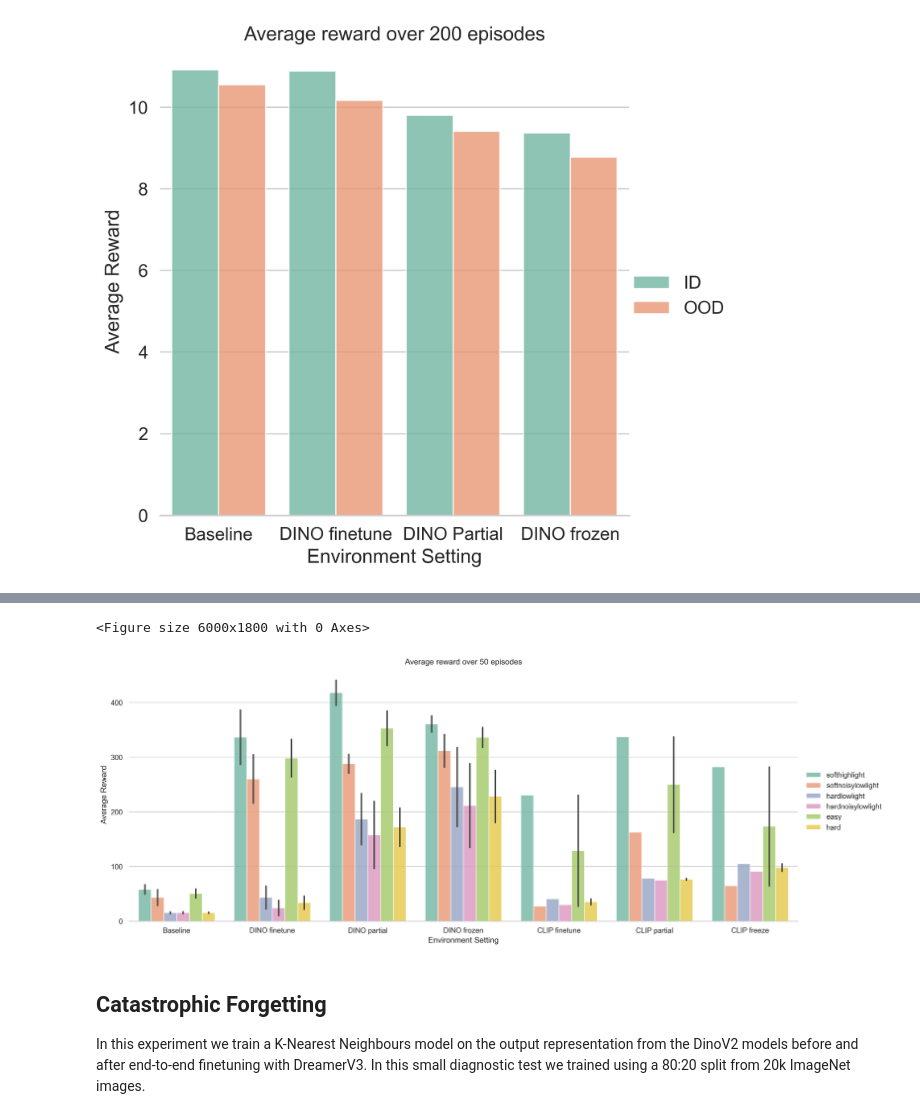
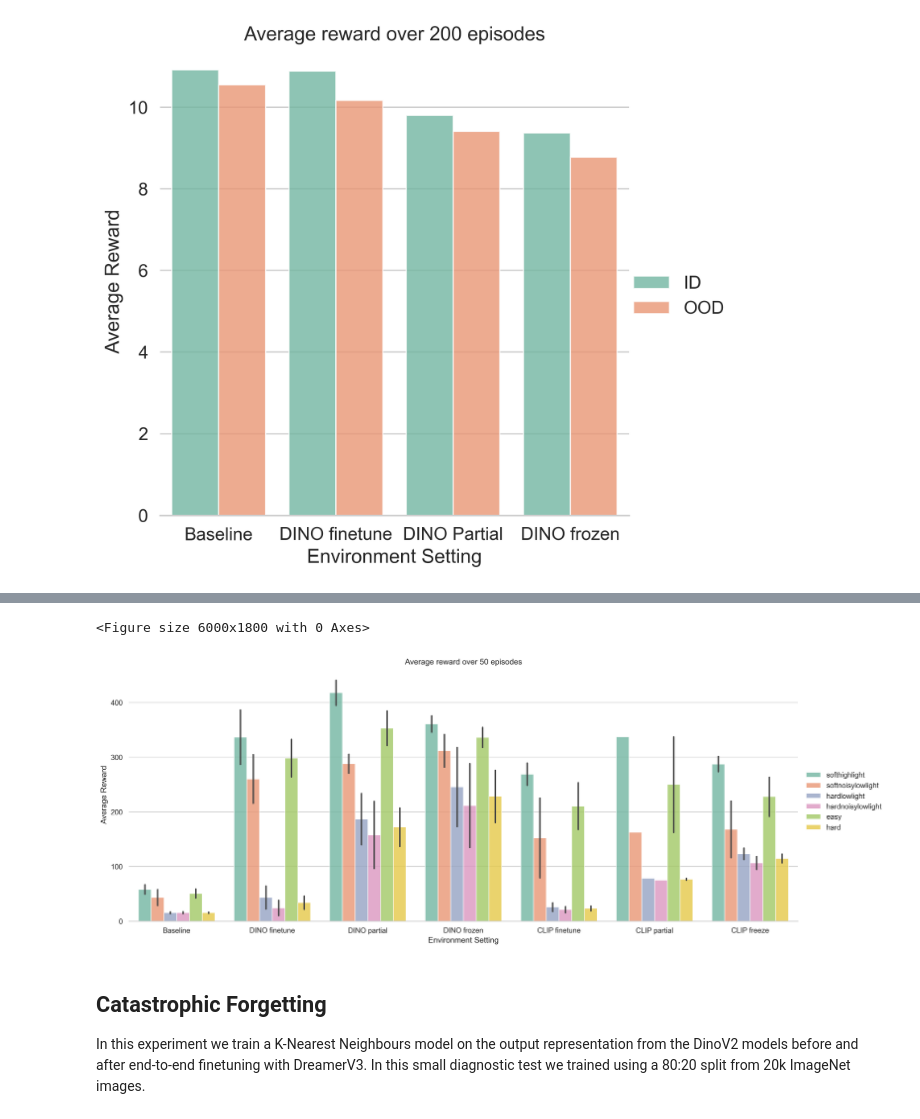
Before and after one commit to JottScones/PVMs-with-DreamerV3, a Jupyter notebook: plot_eval_results.ipynb, the cells around one changed output, grey strips where cells are left out. Saved outputs shown, nothing was run; the diff lists cells and outputs as text; code cells hidden in the pictures.

Commit message:
plot clip freeze and finetune results

```diff
--- a/plot_eval_results.ipynb
+++ b/plot_eval_results.ipynb
@@ -119,8 +119,14 @@ plot_carla(
         ("logdir/DINOFreeze_carla_eval_soft_high_light_2", "DINO frozen softhighlight"),
 
         ("logdir/CLIPFT_carla_eval_soft_high_light", "CLIP finetune softhighlight"),
+        ("logdir/CLIPFT_carla_eval_soft_high_light_1", "CLIP finetune softhighlight"),
+        ("logdir/CLIPFT_carla_eval_soft_high_light_2", "CLIP finetune softhighlight"),
+
         ("logdir/CLIPPartial_carla_eval_soft_high_light", "CLIP partial softhighlight"),
+
         ("logdir/CLIPFreeze_carla_eval_soft_high_light", "CLIP freeze softhighlight"),
+        ("logdir/CLIPFreeze_carla_eval_soft_high_light_1", "CLIP freeze softhighlight"),
+        ("logdir/CLIPFreeze_carla_eval_soft_high_light_2", "CLIP freeze softhighlight"),
 
         # ------------- soft low light -------------
         ("logdir/baseline_carla_eval_soft_noisy_low_light", "Baseline softnoisylowlight"),
@@ -140,8 +146,14 @@ plot_carla(
         ("logdir/DINOFreeze_carla_eval_soft_noisy_low_light_2", "DINO frozen softnoisylowlight"),
 
         ("logdir/CLIPFT_carla_eval_soft_noisy_low_light", "CLIP finetune softnoisylowlight"),
+        ("logdir/CLIPFT_carla_eval_soft_noisy_low_light_1", "CLIP finetune softnoisylowlight"),
+        ("logdir/CLIPFT_carla_eval_soft_noisy_low_light_2", "CLIP finetune softnoisylowlight"),
+
         ("logdir/CLIPPartial_carla_eval_soft_noisy_low_light", "CLIP partial softnoisylowlight"),
+
         ("logdir/CLIPFreeze_carla_eval_soft_noisy_low_light", "CLIP freeze softnoisylowlight"),
+        ("logdir/CLIPFreeze_carla_eval_soft_noisy_low_light_1", "CLIP freeze softnoisylowlight"),
+        ("logdir/CLIPFreeze_carla_eval_soft_noisy_low_light_2", "CLIP freeze softnoisylowlight"),
 
         # ------------- hard low light -------------
         ("logdir/baseline_carla_eval_hard_low_light", "Baseline hardlowlight"),
@@ -161,8 +173,14 @@ plot_carla(
         ("logdir/DINOFreeze_carla_eval_hard_low_light_2", "DINO frozen hardlowlight"),
 
         ("logdir/CLIPFT_carla_eval_hard_low_light", "CLIP finetune hardlowlight"),
+        ("logdir/CLIPFT_carla_eval_hard_low_light_1", "CLIP finetune hardlowlight"),
+        ("logdir/CLIPFT_carla_eval_hard_low_light_2", "CLIP finetune hardlowlight"),
+
         ("logdir/CLIPPartial_carla_eval_hard_low_light", "CLIP partial hardlowlight"),
+
         ("logdir/CLIPFreeze_carla_eval_hard_low_light", "CLIP freeze hardlowlight"),
+        ("logdir/CLIPFreeze_carla_eval_hard_low_light_1", "CLIP freeze hardlowlight"),
+        ("logdir/CLIPFreeze_carla_eval_hard_low_light_2", "CLIP freeze hardlowlight"),
 
 
         # ------------- hard noisy low light -------------
@@ -183,8 +201,14 @@ plot_carla(
         ("logdir/DINOFreeze_carla_eval_hard_noisy_low_light_2", "DINO frozen hardnoisylowlight"),
 
         ("logdir/CLIPFT_carla_eval_hard_noisy_low_light", "CLIP finetune hardnoisylowlight"),
+        ("logdir/CLIPFT_carla_eval_hard_noisy_low_light_1", "CLIP finetune hardnoisylowlight"),
+        ("logdir/CLIPFT_carla_eval_hard_noisy_low_light_2", "CLIP finetune hardnoisylowlight"),
+
         ("logdir/CLIPPartial_carla_eval_hard_noisy_low_light", "CLIP partial hardnoisylowlight"),
+
         ("logdir/CLIPFreeze_carla_eval_hard_noisy_low_light", "CLIP freeze hardnoisylowlight"),
+        ("logdir/CLIPFreeze_carla_eval_hard_noisy_low_light_1", "CLIP freeze hardnoisylowlight"),
+        ("logdir/CLIPFreeze_carla_eval_hard_noisy_low_light_2", "CLIP freeze hardnoisylowlight"),
 
         # ------------- gathered results -------------
         ("logdir/baseline_carla_eval_soft_high_light", "Baseline easy"),
@@ -244,10 +268,18 @@ plot_carla(
         ("logdir/DINOFreeze_carla_eval_hard_low_light_2", "DINO frozen hard"),
 
         ("logdir/CLIPFT_carla_eval_soft_noisy_low_light", "CLIP finetune easy"),
+        ("logdir/CLIPFT_carla_eval_soft_noisy_low_light_1", "CLIP finetune easy"),
+        ("logdir/CLIPFT_carla_eval_soft_noisy_low_light_2", "CLIP finetune easy"),
         ("logdir/CLIPFT_carla_eval_soft_high_light", "CLIP finetune easy"),
+        ("logdir/CLIPFT_carla_eval_soft_high_light_1", "CLIP finetune easy"),
+        ("logdir/CLIPFT_carla_eval_soft_high_light_2", "CLIP finetune easy"),
 
         ("logdir/CLIPFT_carla_eval_hard_noisy_low_light", "CLIP finetune hard"),
+        ("logdir/CLIPFT_carla_eval_hard_noisy_low_light_1", "CLIP finetune hard"),
+        ("logdir/CLIPFT_carla_eval_hard_noisy_low_light_2", "CLIP finetune hard"),
         ("logdir/CLIPFT_carla_eval_hard_low_light", "CLIP finetune hard"),
+        ("logdir/CLIPFT_carla_eval_hard_low_light_1", "CLIP finetune hard"),
+        ("logdir/CLIPFT_carla_eval_hard_low_light_2", "CLIP finetune hard"),
 
         ("logdir/CLIPPartial_carla_eval_soft_noisy_low_light", "CLIP partial easy"),
         ("logdir/CLIPPartial_carla_eval_soft_high_light", "CLIP partial easy"),
@@ -256,10 +288,18 @@ plot_carla(
         ("logdir/CLIPPartial_carla_eval_hard_low_light", "CLIP partial hard"),
 
         ("logdir/CLIPFreeze_carla_eval_soft_noisy_low_light", "CLIP freeze easy"),
+        ("logdir/CLIPFreeze_carla_eval_soft_noisy_low_light_1", "CLIP freeze easy"),
+        ("logdir/CLIPFreeze_carla_eval_soft_noisy_low_light_2", "CLIP freeze easy"),
         ("logdir/CLIPFreeze_carla_eval_soft_high_light", "CLIP freeze easy"),
+        ("logdir/CLIPFreeze_carla_eval_soft_high_light_1", "CLIP freeze easy"),
+        ("logdir/CLIPFreeze_carla_eval_soft_high_light_2", "CLIP freeze easy"),
 
         ("logdir/CLIPFreeze_carla_eval_hard_noisy_low_light", "CLIP freeze hard"),
+        ("logdir/CLIPFreeze_carla_eval_hard_noisy_low_light_1", "CLIP freeze hard"),
+        ("logdir/CLIPFreeze_carla_eval_hard_noisy_low_light_2", "CLIP freeze hard"),
         ("logdir/CLIPFreeze_carla_eval_hard_low_light", "CLIP freeze hard"),
+        ("logdir/CLIPFreeze_carla_eval_hard_low_light_1", "CLIP freeze hard"),
+        ("logdir/CLIPFreeze_carla_eval_hard_low_light_2", "CLIP freeze hard"),
     ]
 )
 # %% [output]
@@ -268,6 +310,6 @@ Warning: logdir/CLIPFreeze_carla_eval_soft_high_light has only 45 episodes, less
 [('Baseline', 62.02624958534027, 'softhighlight'), ('Baseline', 41.71867405593395, 'softhighlight'), ('Baseline', 70.5092355363071, 'softhighlight'), ('DINO finetune', 435.0366029392742, 'softhighligh ...
 <Figure size 6000x1800 with 0 Axes>
-[figure, old version]
+[figure, new version]
 # %% [markdown]
 ## Catastrophic Forgetting
 In this experiment we train a K-Nearest Neighbours model on the output representation from the DinoV2 models before and after end-to-end finetuning with DreamerV3. In this small diagnostic test we trained using a 80:20 split from 20k ImageNet images.
```
Also changed, not shown: parts of 1 cell of this notebook.
